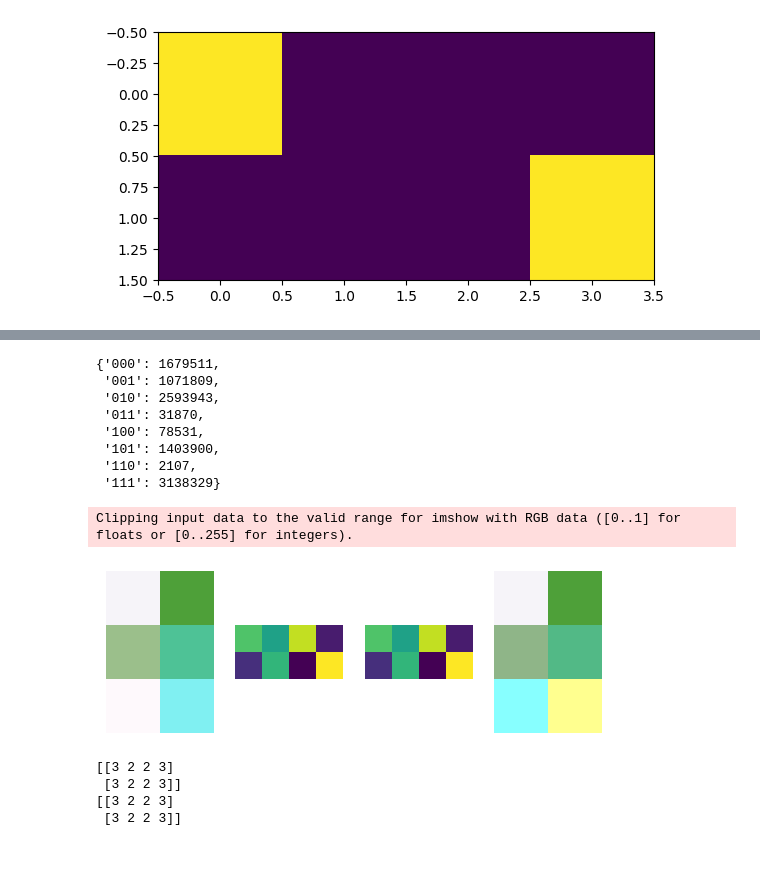
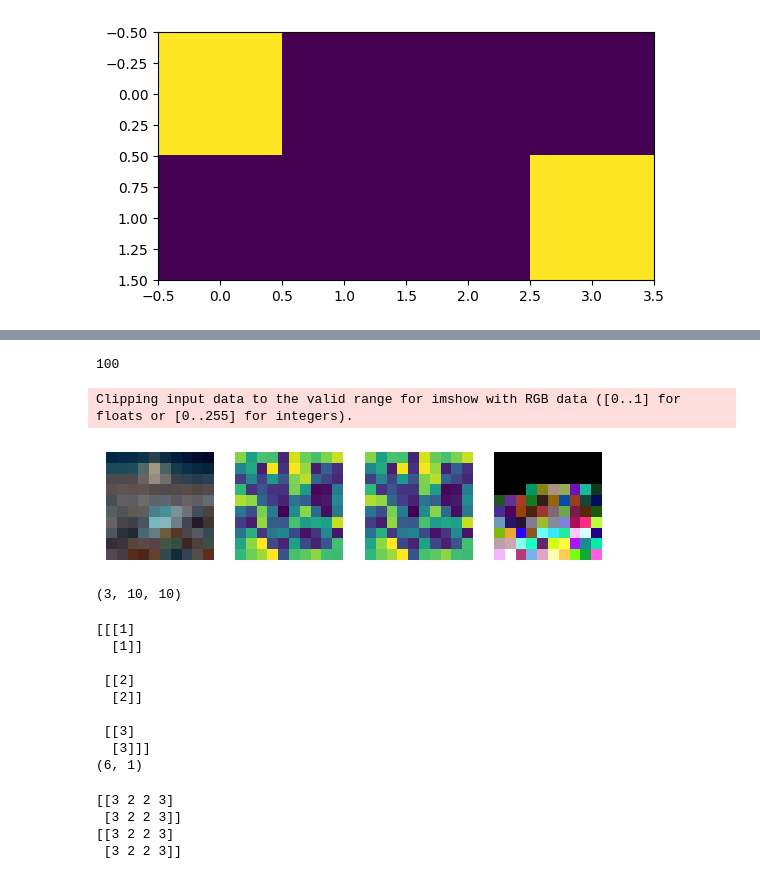
Before and after one commit to el-dAna/QC, a Jupyter notebook: hacathons/image_encoding.ipynb, the cells around one changed output, grey strips where cells are left out. Saved outputs shown, nothing was run; the diff lists cells and outputs as text; code cells hidden in the pictures.

Commit message:
matplotlib array channel issue

```diff
--- a/hacathons/image_encoding.ipynb
+++ b/hacathons/image_encoding.ipynb
@@ -78,9 +78,11 @@ def classical_encode(image, M=349, N=351):
   returns:
   modular_image:ndarray -> array of modular encoded rgb image of shape (w,h)
   """
-  r,g,b = image[0], image[1], image[2]
+  r,g,b = image[:,:,0], image[:,:,1], image[:,:,2]
   M,N = 349,351
-  modular_image = (r*M*N)+(g*N)+b
+  modular_image = (r*M*N)+(g*N)+r
+  print("Shape of classical modular encoded image is", modular_image.shape)
+  print(f"There are a total of{np.where(image==0)}")
   return modular_image
 
 def classical_decode(modular_image, M=349, N=351):
@@ -107,8 +109,8 @@ def get_qubits(image_width, image_height):
 #image = np.array((3,2,2,3,3,2,2,3)).reshape(2,4)
 from PIL import Image
 #Open the image
-image_width = 32
-image_height = 32
+image_width = 10
+image_height = 10
 image_path = '/workspaces/QC/murat.jpeg'
 image = Image.open(image_path)
 image = image.resize((image_width, image_height))
@@ -116,6 +118,6 @@ image = np.array(image)
 print(image.shape)
 plt.imshow(image)
 
-image = classical_encode(image)
+modular_image = classical_encode(image)
 #reconstructed_image = classical_decode(image)
 # %% [output]
@@ -124,6 +128,7 @@ image = classical_encode(image)
 # %%
-def amplitude_encode(img_data):
+def amplitude_encode(img_data, num_qubits):
     # Calculate the RMS value
+    total_states = 2**num_qubits
     img_w, img_h = img_data.shape[0], img_data.shape[1]
     #print('--------',img_data.shape[0])
     pixel_num = img_w*img_h
@@ -132,11 +137,14 @@ def amplitude_encode(img_data):
     norm_sq = norm_img**2
     norm_sq_sum = np.sum(np.sum(norm_sq, axis=1))
     norm_sq_sum_root = np.sqrt(norm_sq_sum)
-
     temp = norm_img/norm_sq_sum_root
     print("Sum of pixel values to initialse qubits to sum to:", np.sum(temp**2))
 
-    return temp.reshape(pixel_num), norm_sq_sum_root, pixel_num, img_max
+    states_pixel_difference = total_states-pixel_num
+    zeros_to_append = np.zeros((states_pixel_difference,1))
+    amplitude_encoded_image = temp.reshape(pixel_num, 1)
+    amplitude_encoded_image = np.vstack((amplitude_encoded_image, zeros_to_append))
+    print(amplitude_encoded_image.shape)
+    return amplitude_encoded_image.reshape(total_states),norm_sq_sum_root, pixel_num, img_max
 
 test_img = np.array((1,1,1,9,1,9876549,1,1,678,1)).reshape(5,2)
-amplitude_encoded, rms, pixel_num, img_max = amplitude_encode(image)
@@ -148,11 +154,13 @@ Sum of pixel values to initialse qubits to sum to: 1.0
 # from qiskit import transpile
 
 num_qubits = get_qubits(image_width=image_width, image_height=image_height)
-print(num_qubits)
+print(f"Number of qubits to initialise is:{num_qubits}")
+amplitude_encoded, rms, pixel_num, img_max = amplitude_encode(modular_image, num_qubits=num_qubits)
+
 qc= QuantumCircuit(num_qubits)
 qc.initialize(amplitude_encoded, range(0, num_qubits))
 qc.measure_all()
-result = AerSimulator(enable_truncation=True,shots=10000).run(qc).result()
+result = AerSimulator(enable_truncation=False,shots=20000000).run(qc).result()
 statistics = result.get_counts(qc)
 display(plot_histogram(statistics))
 sorted_statistics = dict(sorted(statistics.items(), key=lambda x: x[0]))
@@ -163,22 +174,15 @@ QiskitError: 'Desired statevector length not a positive power of 2.'
 # %%
 basis_states = sorted(list(dict(statistics).keys()))
 sorted_statistics = dict(sorted(statistics.items(), key=lambda x: x[0]))
-sorted_statistics
+len(sorted_statistics)
 # %% [output]
-{'000': 1679511,
- '001': 1071809,
- '010': 2593943,
- '011': 31870,
- '100': 78531,
- '101': 1403900,
- '110': 2107,
- '111': 3138329}
+100
 # %%
 amplitudes = np.array(list(dict(sorted_statistics).values()))
 probabilities = amplitudes/np.sum(amplitudes)
 decoded_result = np.sqrt(probabilities)
 decoded_result = decoded_result*(rms)*img_max
-decoded_result = decoded_result.reshape(image.shape)
+decoded_result = decoded_result.reshape(modular_image.shape)
 #print(decoded_img)
 decoded_result = np.round(decoded_result)
 decoded_result = decoded_result.astype(int)
@@ -187,21 +191,43 @@ decoded_result = decoded_result.astype(int)
 # %%
 reconstructed_image = classical_decode(decoded_result)
 
-
 fig, axs = plt.subplots(1, 4)
-axs[0].imshow(image_c)
+axs[0].imshow(image)
 axs[0].axis('off')
-axs[1].imshow(image/np.max(image))
+axs[1].imshow(modular_image/np.max(image))
 axs[1].axis('off')
 axs[2].imshow(decoded_result/np.max(decoded_result))
 axs[2].axis('off')
-axs[3].imshow(reconstructed_image)
+axs[3].imshow(reconstructed_image.reshape(10,10,3))
 axs[3].axis('off')
 plt.subplots_adjust(wspace=0.2)
 plt.show()
 # %% [output]
 Clipping input data to the valid range for imshow with RGB data ([0..1] for floats or [0..255] for integers).
-[figure, old version]
+[figure, new version]
+# %%
+#image = Image.fromarray(reconstructed_image)
+print(reconstructed_image.shape)
+# %% [output]
+(3, 10, 10)
+# %%
+a = np.array([1,1]).reshape(2,1)
+b = np.array([2,2]).reshape(2,1)
+c = np.array([3,3]).reshape(2,1)
+#d = np.stack((a,b,c),axis=0)
+d = np.concatenate((a,b,c))
+print(d.reshape(3,2,1))
+print(d.shape)
+# %% [output]
+[[[1]
+  [1]]
+
+ [[2]
+  [2]]
+
+ [[3]
+  [3]]]
+(6, 1)
 # %%
 print(image)
 print(decoded_result)
```
Also changed, not shown: parts of 3 cells of this notebook.
